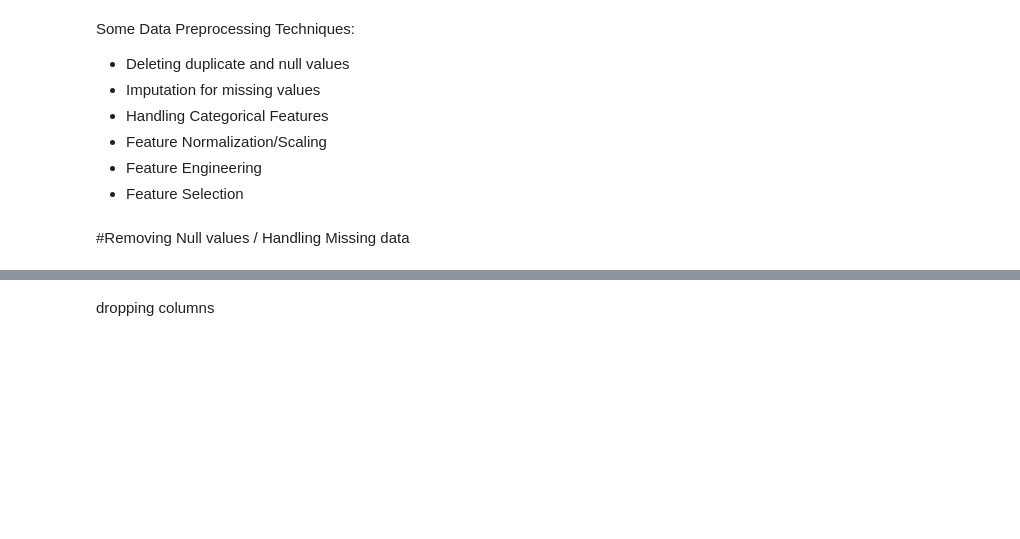
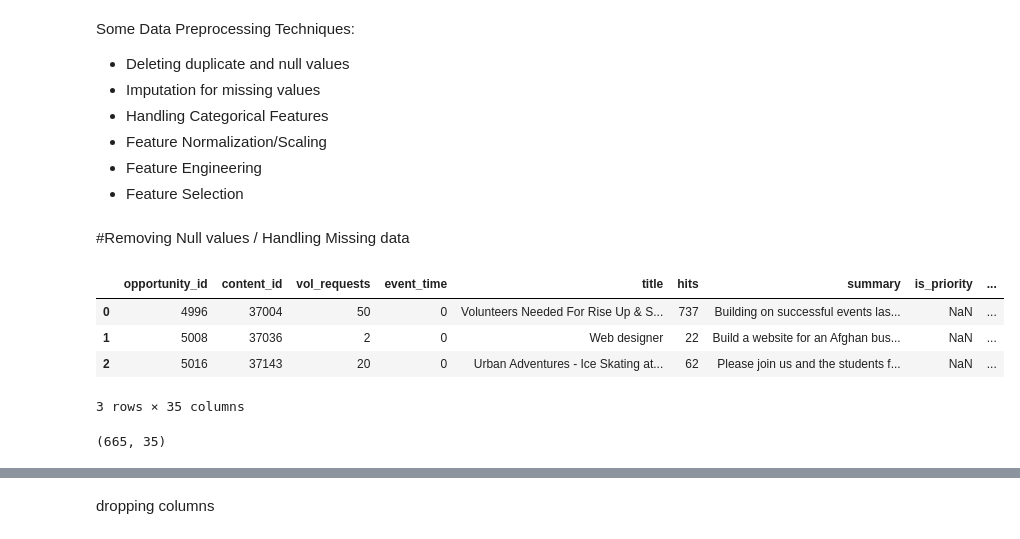
Before and after one commit to SuhailRafi/Artificial-Intelligence-Lab, a Jupyter notebook: Introduction To Data Preprocessing.ipynb, the cells around one changed output, grey strips where cells are left out. Drawn from its saved outputs; the diff is of its cells as text; code cells hidden in the pictures; blank space fills up the shorter version.

```diff
--- a/Introduction To Data Preprocessing.ipynb
+++ b/Introduction To Data Preprocessing.ipynb
@@ -23,9 +23,17 @@ import numpy as np
 # %% [markdown]
 #Removing Null values / Handling Missing data
 # %%
-volunteer = pd.read_csv('/content/sample_data/volunteer_opportunities.csv')
+volunteer = pd.read_csv('/kaggle/input/volunteer-opportunities/volunteer_opportunities.csv')
 volunteer.head(3)
+# %% [output]
+|  | opportunity_id | content_id | vol_requests | event_time | title | hits | summary | is_priority | ... |
+| 0 | 4996 | 37004 | 50 | 0 | Volunteers Needed For Rise Up & S... | 737 | Building on successful events las... | NaN | ... |
+| 1 | 5008 | 37036 | 2 | 0 | Web designer | 22 | Build a website for an Afghan bus... | NaN | ... |
+| 2 | 5016 | 37143 | 20 | 0 | Urban Adventures - Ice Skating at... | 62 | Please join us and the students f... | NaN | ... |
+3 rows × 35 columns
 # %%
 volunteer.shape
+# %% [output]
+(665, 35)
 # %%
 volunteer.isnull().sum()
```
Also changed, not shown: parts of 16 cells of this notebook, 5 other files.
